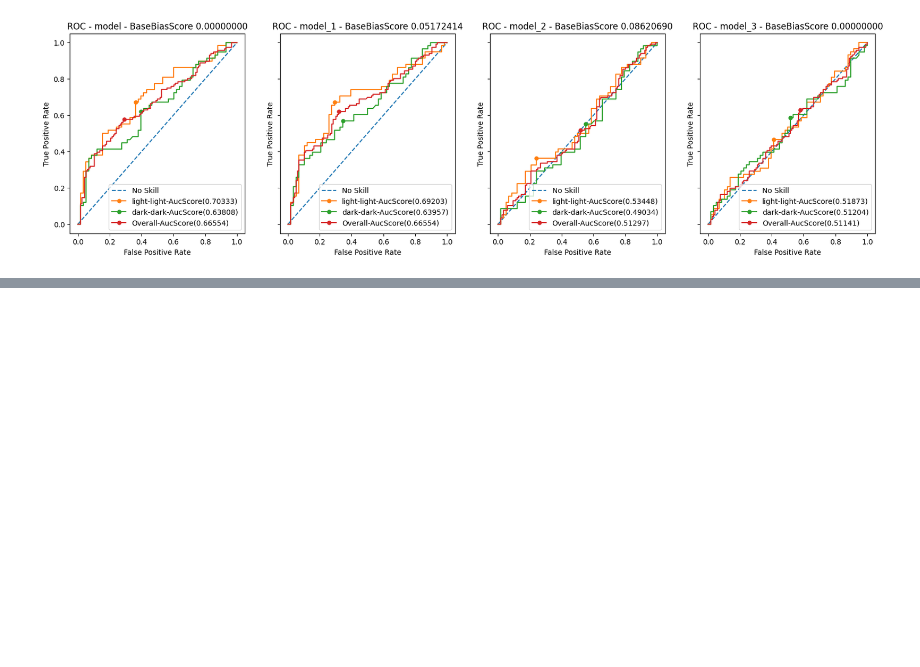
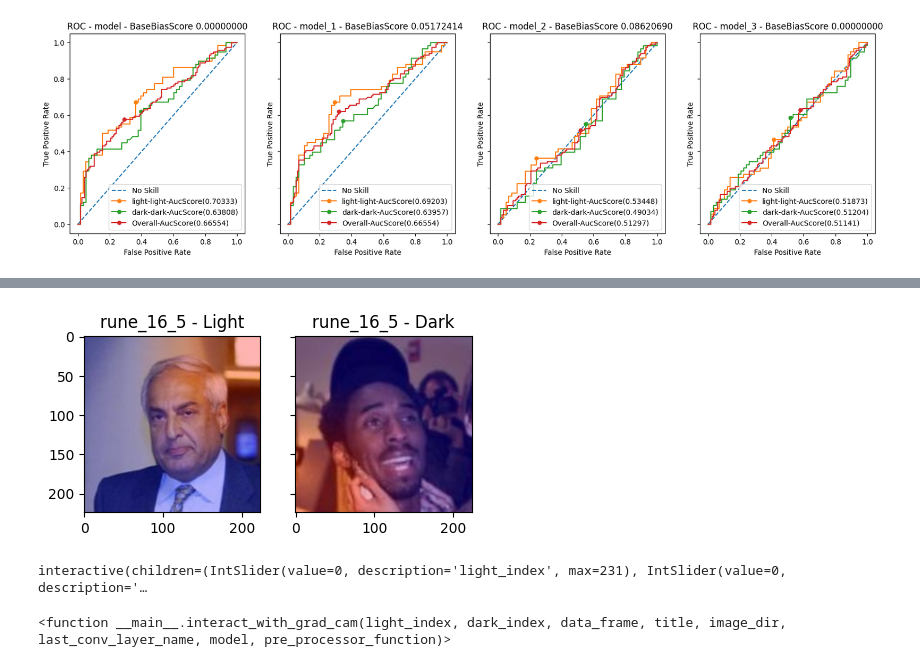
Before and after one commit to GhaidaAlAtoum/CS8321_FinalLab, a Jupyter notebook: code/compiling_results/compiling_results_run_e.ipynb, the cells around one changed output, grey strips where cells are left out. Cells and saved outputs as stored; diff of their text form; code cells hidden in the pictures; blank space fills up the shorter version.

```diff
--- a/code/compiling_results/compiling_results_run_e.ipynb
+++ b/code/compiling_results/compiling_results_run_e.ipynb
@@ -323,0 +369,13 @@ PredictionPlotKit.plot_multiple_roc(
+# %%
+GradCam.plot_multiple_grad_cam(
+    title = "run{}_16_5".format(RUN_ID),
+    image_dir = IMAGE_DIR,
+    light_sample = light_sample,
+    dark_sample = dark_sample,
+    last_conv_layer_name = "block7_conv1",
+    model = run_e_model_16_5,
+    pre_processor_function = None,
+    save_output = False
+)
+# %% [output]
+[figure, added]
@@ -323,0 +405,22 @@ PredictionPlotKit.plot_multiple_roc(
+# %%
+from ipywidgets import fixed
+from ipywidgets import widgets
+
+n_samples_light = all_pairs.loc[all_pairs['binary_race'] == 'light'].shape[0]
+n_samples_dark = all_pairs.loc[all_pairs['binary_race'] == 'dark'].shape[0]
+
+widgets.interact(
+    interact_with_grad_cam,
+    light_index=widgets.IntSlider(min=0,max=n_samples_light-1,step=1),
+    dark_index=widgets.IntSlider(min=0,max=n_samples_dark-1,step=1),
+    data_frame = fixed(all_pairs),
+    title = fixed("run{}_16_3".format(RUN_ID)),
+    image_dir = fixed(IMAGE_DIR),
+    last_conv_layer_name = fixed("block7_conv1"),
+    model = fixed(run_e_model_16_3),
+    pre_processor_function = fixed(None),
+    __manual=True
+)
+# %% [output]
+interactive(children=(IntSlider(value=0, description='light_index', max=231), IntSlider(value=0, description='…
+<function __main__.interact_with_grad_cam(light_index, dark_index, data_frame, title, image_dir, last_conv_layer_name, model, pre_processor_function)>
```
Also changed, not shown: parts of 6 cells of this notebook, 1 other file.
